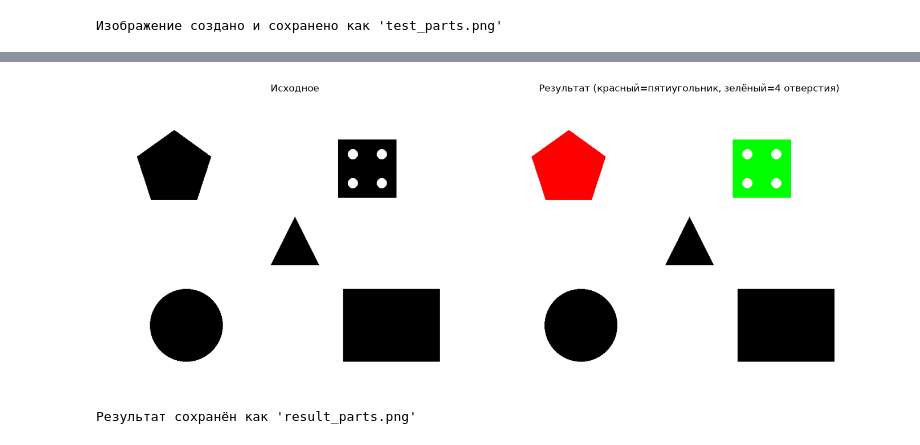
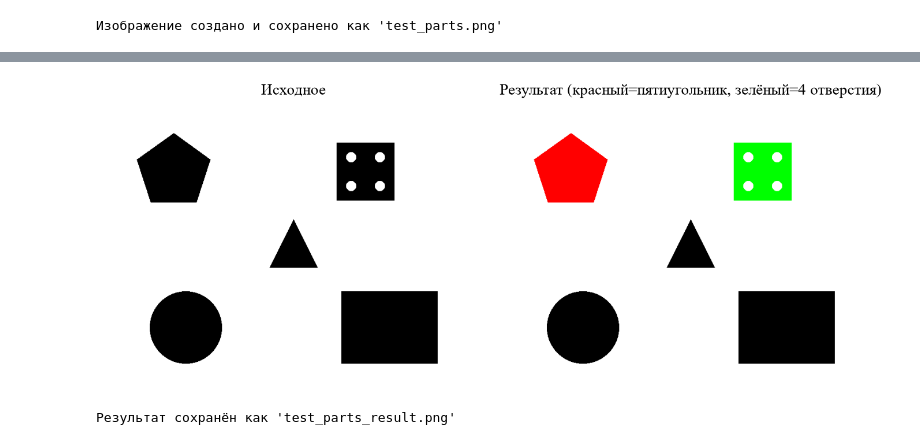
Before and after one commit to RiXenGC/pattern-recognition, a Jupyter notebook: lr2/main.ipynb, the cells around one changed output, grey strips where cells are left out. Saved outputs shown, nothing was run; the diff lists cells and outputs as text; code cells hidden in the pictures.

```diff
--- a/lr2/main.ipynb
+++ b/lr2/main.ipynb
@@ -21,8 +23,11 @@ print(ROOT_DIR)
 JOURNAL_NUMBER = 4
 TARGET_GRAIN_ID = 4 * 5
 
+plt.rcParams['font.family'] = ["Times New Roman"]
+plt.rcParams['font.size'] = 16
+
 # Load image
-RICE_PATH = ROOT_DIR / "data/rice.png"
+RICE_PATH = ROOT_DIR / "data/lr2/rice.png"
 
 image = io.imread(RICE_PATH)
 print(f"Изображение: {image.shape}, dtype={image.dtype}")
@@ -268,18 +409,18 @@ for feat in features:
 # %%
 fig, ax = plt.subplots(1, 2, figsize=(14, 6))
 ax[0].imshow(image_np)
 ax[0].set_title('Исходное')
 ax[0].axis('off')
 ax[1].imshow(result)
 ax[1].set_title('Результат (красный=пятиугольник, зелёный=4 отверстия)')
 ax[1].axis('off')
 plt.tight_layout()
 plt.show()
 
 # Сохранение результата
 result_pil = Image.fromarray(result)
-result_pil.save(ROOT_DIR / "data/result_parts.png")
-print("\nРезультат сохранён как 'result_parts.png'")
+result_pil.save(ROOT_DIR / "data/lr2/test_parts_result.png")
+print("\nРезультат сохранён как 'test_parts_result.png'")
 # %% [output]
-[figure, old version]
+[figure, new version]
-Результат сохранён как 'result_parts.png'
+Результат сохранён как 'test_parts_result.png'
```
Also changed, not shown: parts of 13 cells of this notebook, 5 other files.
